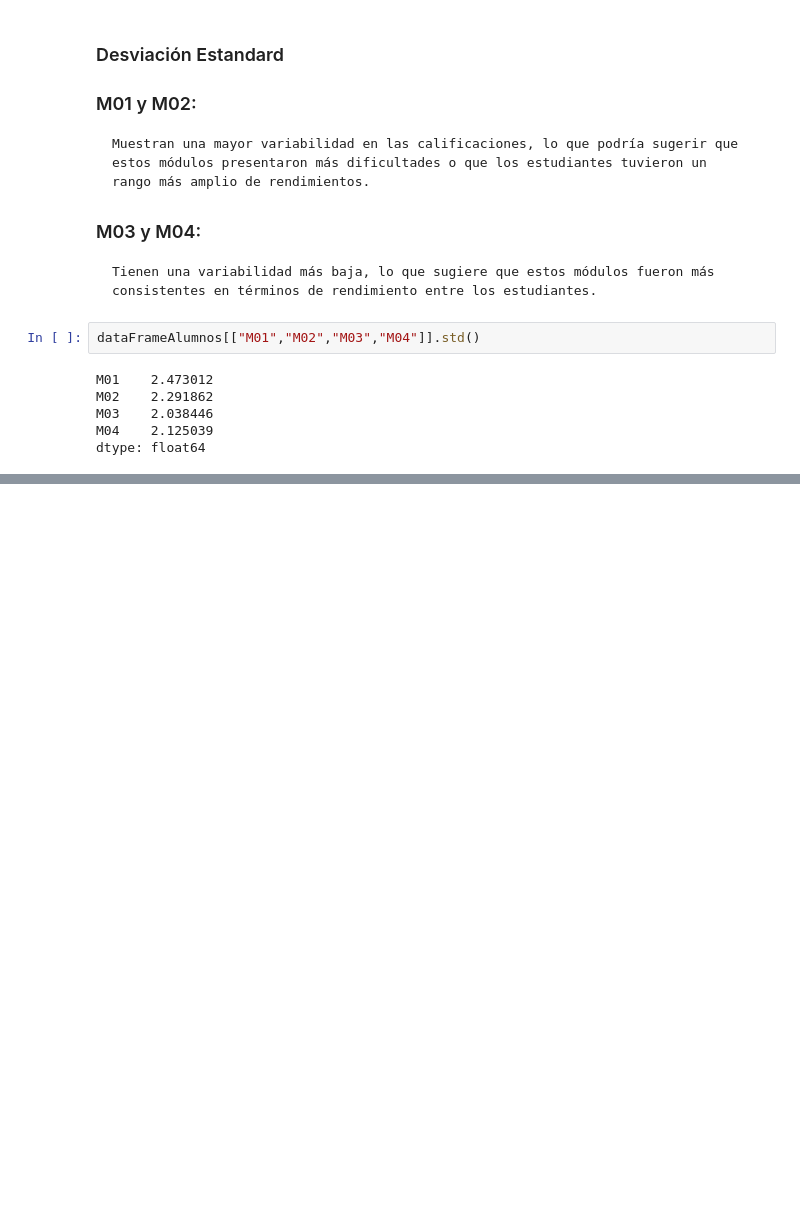
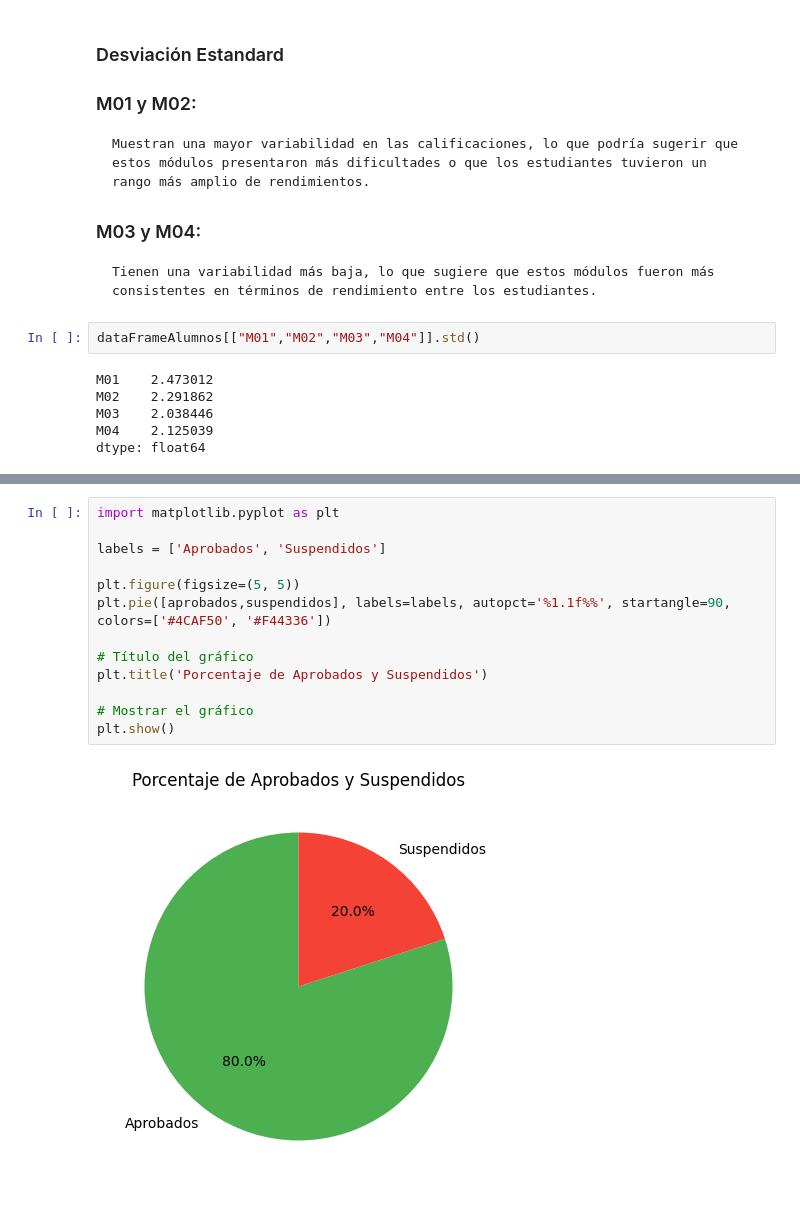
Before and after one commit to Bemen3M07/jupiter-logs-pandas-OmaimaBenHamouda, a Jupyter notebook: Pp4Part2.ipynb, the cells around one changed output, grey strips where cells are left out. Saved outputs shown, nothing was run; the diff lists cells and outputs as text; blank space fills up the shorter version.

```diff
--- a/Pp4Part2.ipynb
+++ b/Pp4Part2.ipynb
@@ -232,0 +255,15 @@ dtype: float64
+# %%
+import matplotlib.pyplot as plt
+
+labels = ['Aprobados', 'Suspendidos']
+
+plt.figure(figsize=(5, 5))
+plt.pie([aprobados,suspendidos], labels=labels, autopct='%1.1f%%', startangle=90, colors=['#4CAF50', '#F44336'])
+
+# Título del gráfico
+plt.title('Porcentaje de Aprobados y Suspendidos')
+
+# Mostrar el gráfico
+plt.show()
+# %% [output]
+[figure, added]
```
Also changed, not shown: parts of 9 cells of this notebook.
